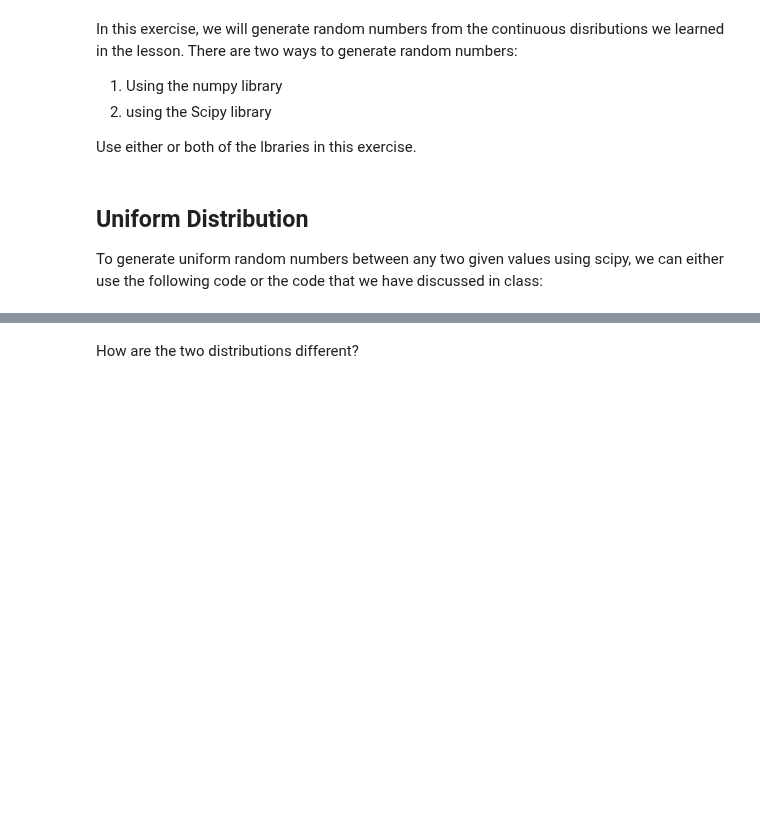
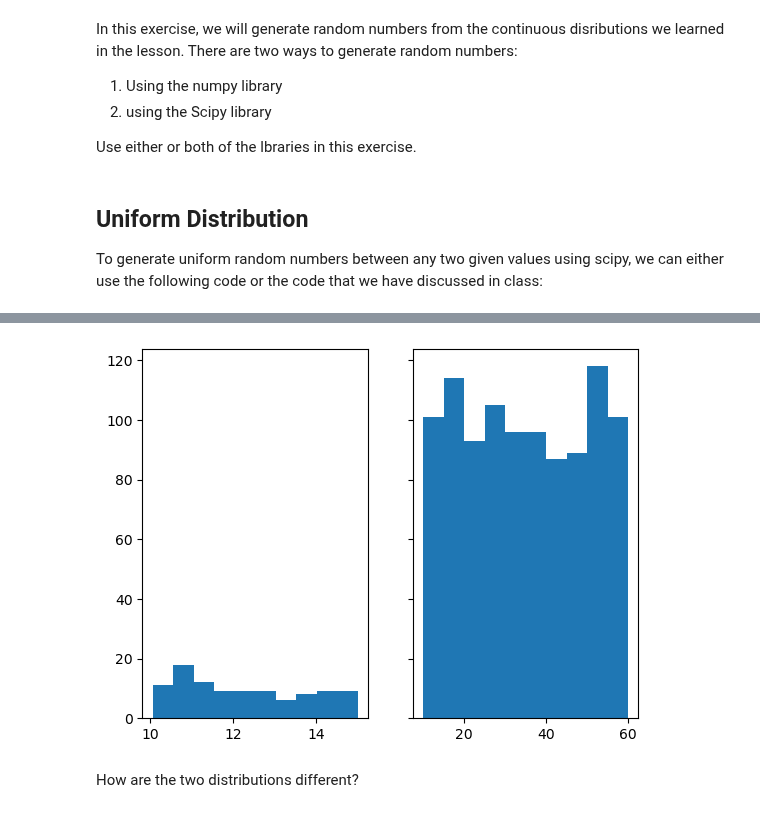
Before and after one commit to ta-data-lis/lab-probability-distributions, a Jupyter notebook: your-code/continuous.ipynb, the cells around one changed output, grey strips where cells are left out. Cells and saved outputs as stored; diff of their text form; code cells hidden in the pictures; blank space fills up the shorter version.

```diff
--- a/your-code/continuous.ipynb
+++ b/your-code/continuous.ipynb
@@ -47,2 +48,20 @@ Your output should look like below:
+# %%
+# your code here
+import matplotlib.pyplot as plt
+
+def unif_rand_numb(bottom, ceiling, count):
+    x = uniform.rvs(size=count)
+    rand_numbers = (ceiling-bottom)*x + bottom
+    return rand_numbers
+
+Params1 = unif_rand_numb(10, 15, 100)
+Params2 = unif_rand_numb(10, 60, 1000)
+
+fig, (chart1, chart2) = plt.subplots(ncols=2, nrows=1, sharey=True)
+chart1.hist(Params1, bins=10)
+chart2.hist(Params2, bins=10)
+plt.show()
+# %% [output]
+[figure, added]
 # %% [markdown]
 How are the two distributions different?
```
Also changed, not shown: parts of 22 cells of this notebook.
